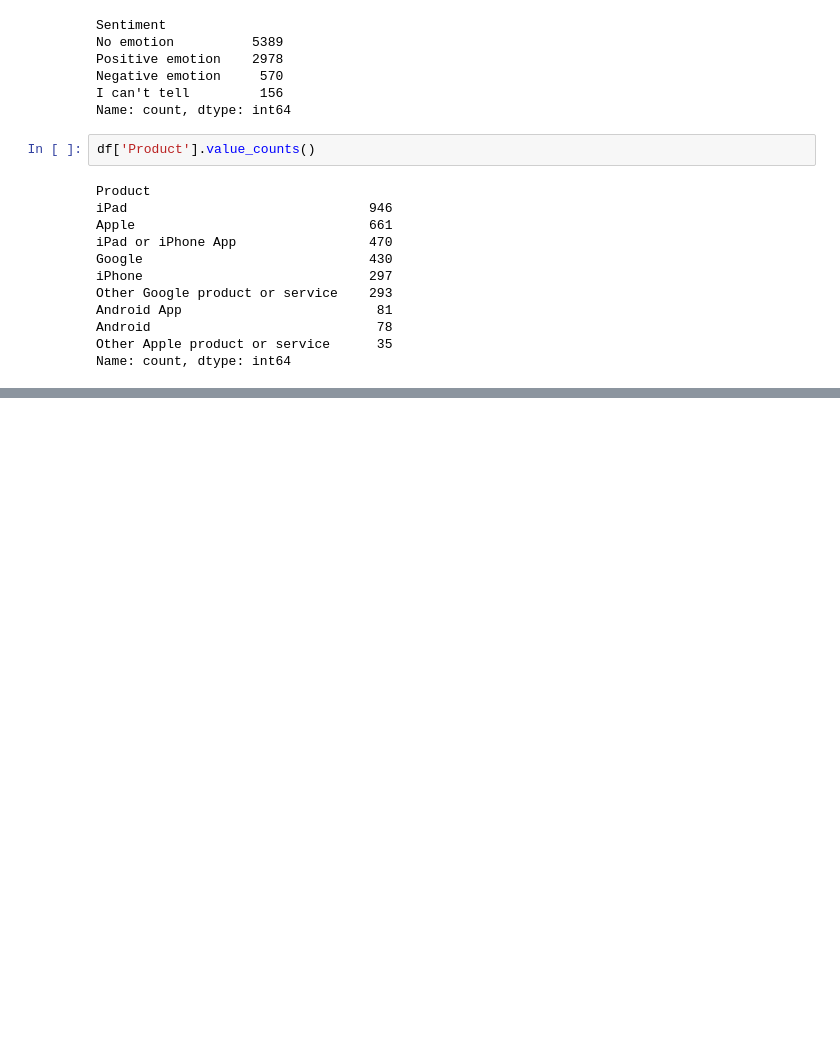
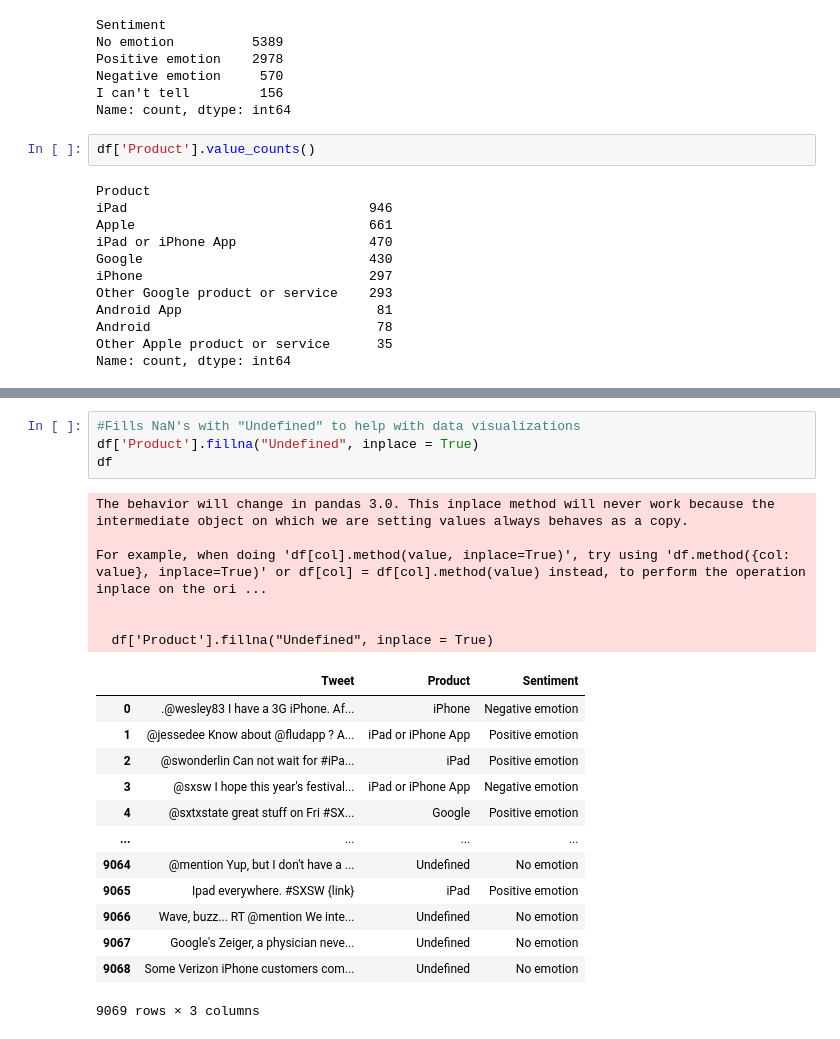
Before and after one commit to ericrono/Brands-and-Product-Emotions, a Jupyter notebook: Notebbok.ipynb, the cells around one changed output, grey strips where cells are left out. Saved outputs shown, nothing was run; the diff lists cells and outputs as text; blank space fills up the shorter version.

```diff
--- a/Notebbok.ipynb
+++ b/Notebbok.ipynb
@@ -210,0 +299,24 @@ Name: count, dtype: int64
+# %%
+#Fills NaN's with "Undefined" to help with data visualizations
+df['Product'].fillna("Undefined", inplace = True)
+df
+# %% [output]
+The behavior will change in pandas 3.0. This inplace method will never work because the intermediate object on which we are setting values always behaves as a copy.
+
+For example, when doing 'df[col].method(value, inplace=True)', try using 'df.method({col: value}, inplace=True)' or df[col] = df[col].method(value) instead, to perform the operation inplace on the ori ...
+
+
+  df['Product'].fillna("Undefined", inplace = True)
+|  | Tweet | Product | Sentiment |
+| 0 | .@wesley83 I have a 3G iPhone. Af... | iPhone | Negative emotion |
+| 1 | @jessedee Know about @fludapp ? A... | iPad or iPhone App | Positive emotion |
+| 2 | @swonderlin Can not wait for #iPa... | iPad | Positive emotion |
+| 3 | @sxsw I hope this year's festival... | iPad or iPhone App | Negative emotion |
+| 4 | @sxtxstate great stuff on Fri #SX... | Google | Positive emotion |
+| ... | ... | ... | ... |
+| 9064 | @mention Yup, but I don't have a ... | Undefined | No emotion |
+| 9065 | Ipad everywhere. #SXSW {link} | iPad | Positive emotion |
+| 9066 | Wave, buzz... RT @mention We inte... | Undefined | No emotion |
+| 9067 | Google's Zeiger, a physician neve... | Undefined | No emotion |
+| 9068 | Some Verizon iPhone customers com... | Undefined | No emotion |
+9069 rows × 3 columns
```
Also changed, not shown: parts of 15 cells of this notebook.
